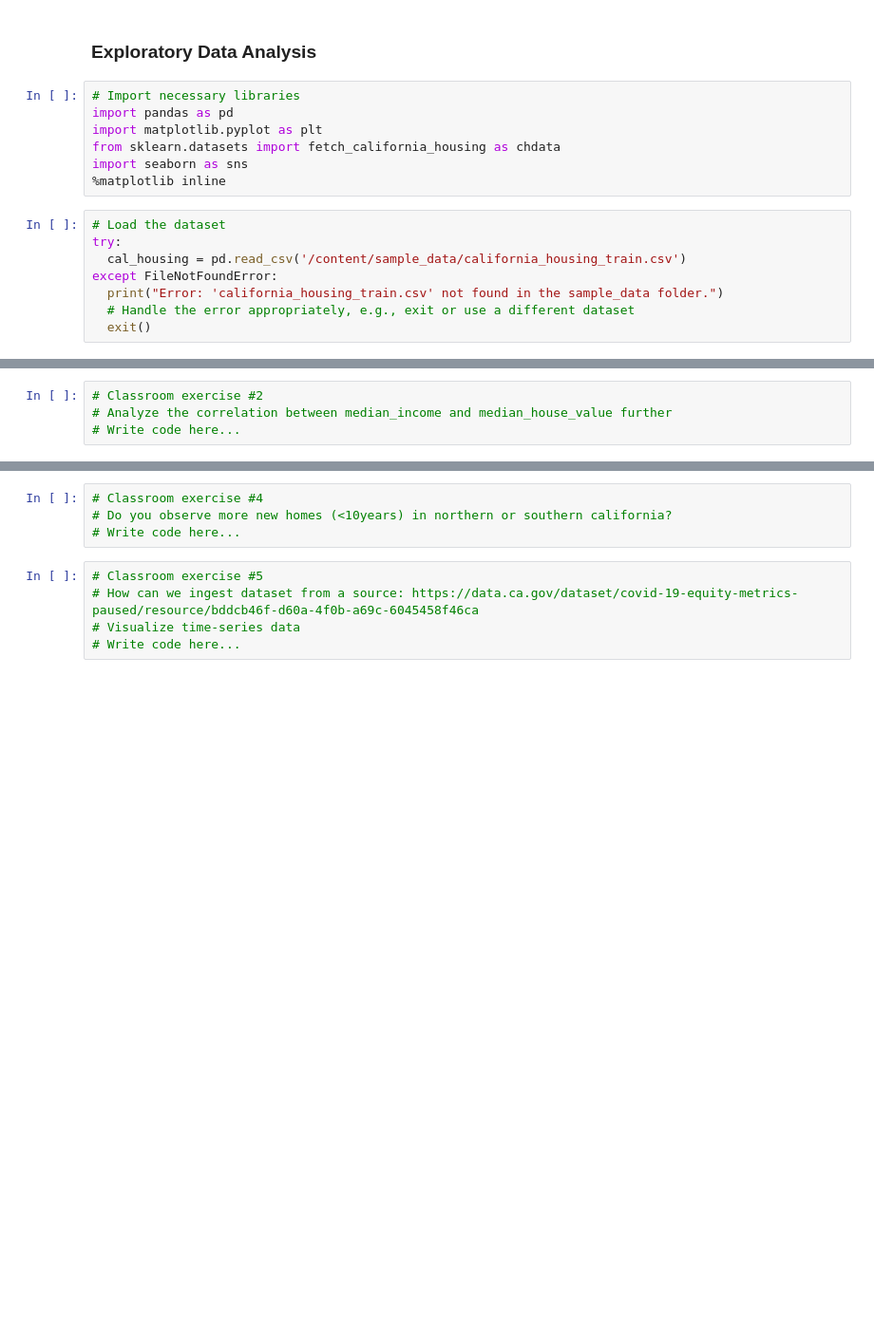
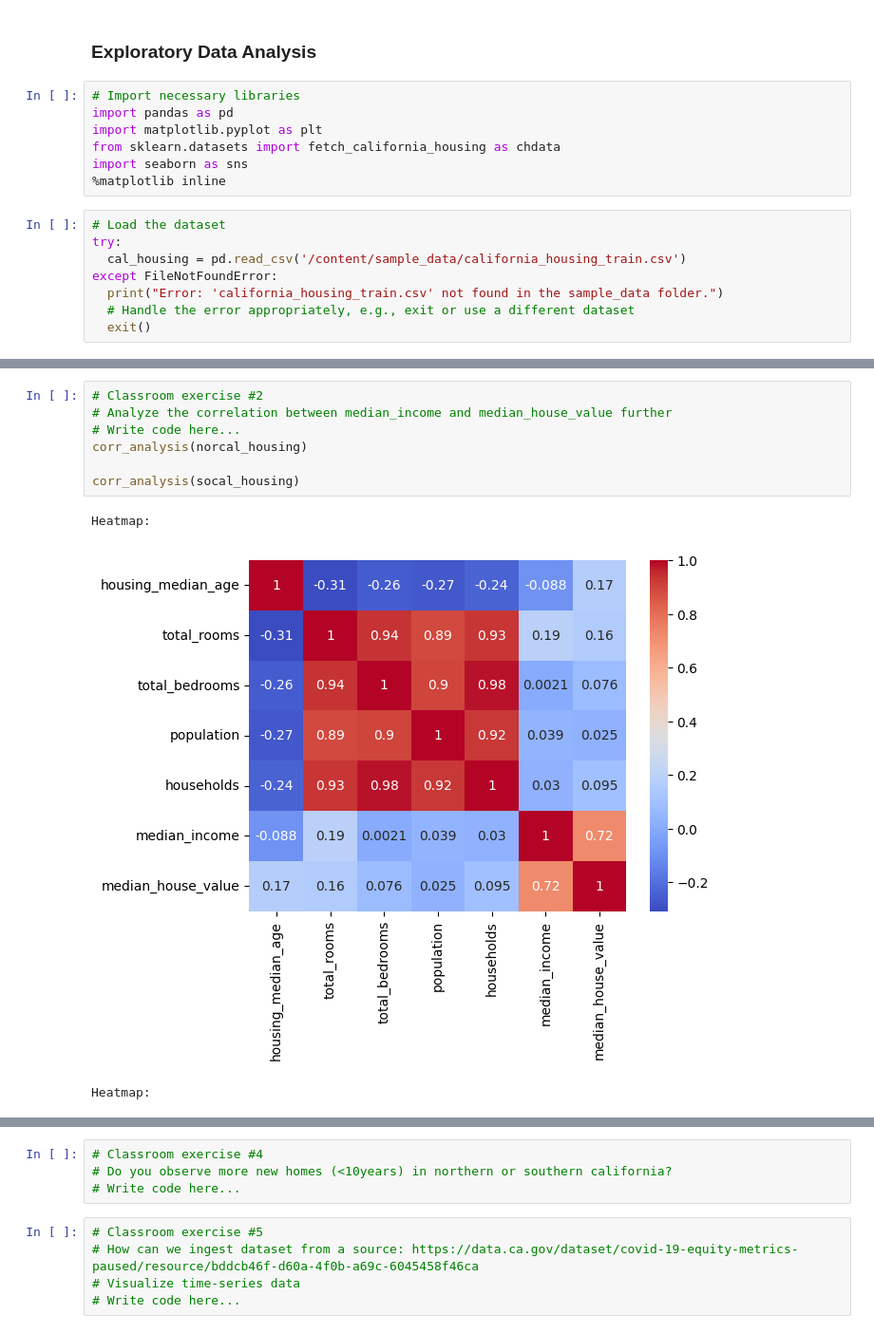
Before and after one commit to shashankbl/kssmlbootcamp2025, a Jupyter notebook: 2_DataScience_Intro.ipynb, the cells around one changed output, grey strips where cells are left out. Shown at 95% size. Saved outputs shown, nothing was run; the diff lists cells and outputs as text; blank space fills up the shorter version.

```diff
--- a/2_DataScience_Intro.ipynb
+++ b/2_DataScience_Intro.ipynb
@@ -111,4 +189,11 @@ Context for next question:
 # %%
 # Classroom exercise #2
 # Analyze the correlation between median_income and median_house_value further
 # Write code here...
+corr_analysis(norcal_housing)
+
+corr_analysis(socal_housing)
+# %% [output]
+Heatmap:
+[figure, added]
+Heatmap:
```
Also changed, not shown: parts of 11 cells of this notebook.
